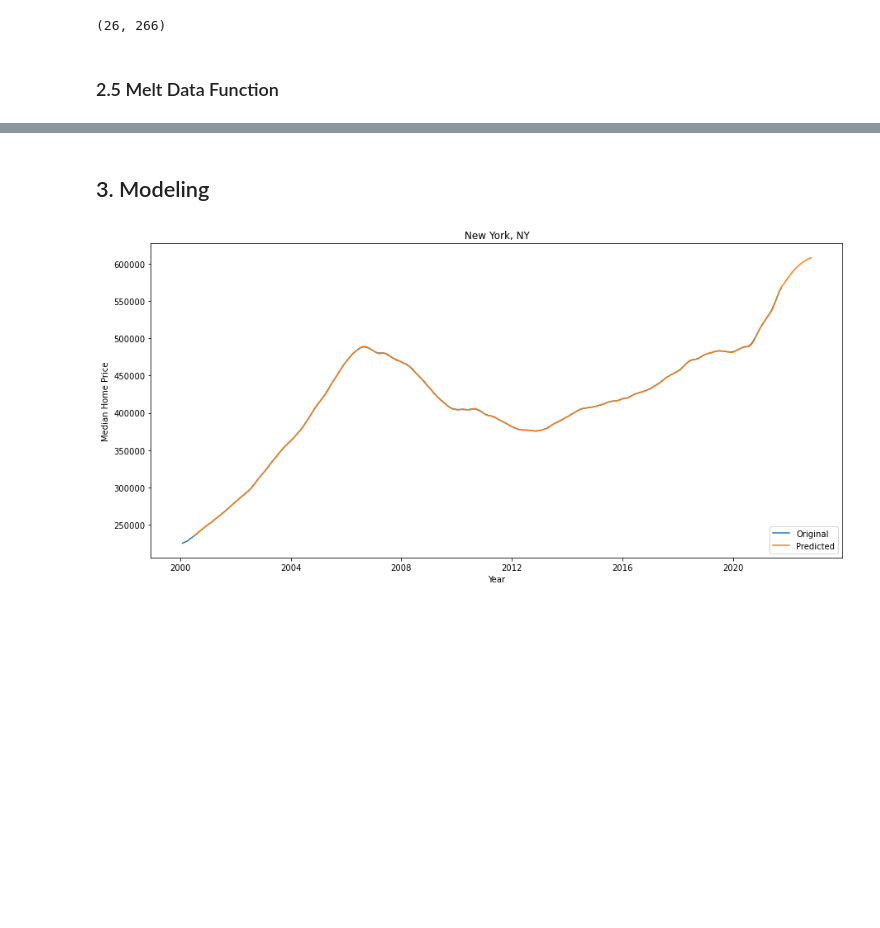
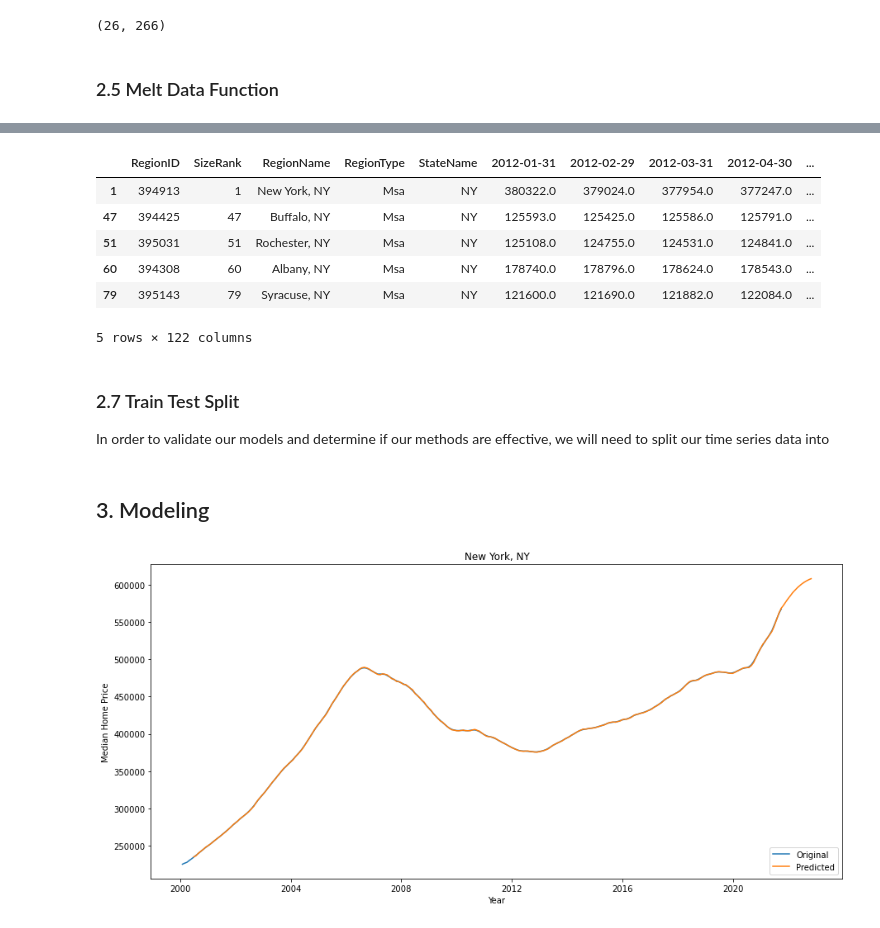
Before and after one commit to MellissaValle/Zillow_Real_Estate_Time_Series_analysis, a Jupyter notebook: Aidan/Aidan's Notebook.ipynb, the cells around one changed output, grey strips where cells are left out. Saved outputs shown, nothing was run; the diff lists cells and outputs as text; code cells hidden in the pictures; blank space fills up the shorter version.

```diff
--- a/Aidan/Aidan's Notebook.ipynb
+++ b/Aidan/Aidan's Notebook.ipynb
@@ -161,3 +177,24 @@ plt.ylabel('Averaged Median Home Price');
+# %%
+# Making a list of the column names that track prices from 2000 through the end of 2011
+drop_list = df_ny.columns[5:149]
+
+# Dropping the columns
+df_ny_2012 = df_ny.drop(drop_list, axis=1)
+
+# Sanity check
+df_ny_2012.head()
+# %% [output]
+|  | RegionID | SizeRank | RegionName | RegionType | StateName | 2012-01-31 | 2012-02-29 | 2012-03-31 | 2012-04-30 | ... |
+| 1 | 394913 | 1 | New York, NY | Msa | NY | 380322.0 | 379024.0 | 377954.0 | 377247.0 | ... |
+| 47 | 394425 | 47 | Buffalo, NY | Msa | NY | 125593.0 | 125425.0 | 125586.0 | 125791.0 | ... |
+| 51 | 395031 | 51 | Rochester, NY | Msa | NY | 125108.0 | 124755.0 | 124531.0 | 124841.0 | ... |
+| 60 | 394308 | 60 | Albany, NY | Msa | NY | 178740.0 | 178796.0 | 178624.0 | 178543.0 | ... |
+| 79 | 395143 | 79 | Syracuse, NY | Msa | NY | 121600.0 | 121690.0 | 121882.0 | 122084.0 | ... |
+5 rows × 122 columns
+# %% [markdown]
+### 2.7 Train Test Split
+
+In order to validate our models and determine if our methods are effective, we will need to split our time series data into
 # %% [markdown]
 ## 3. Modeling
 # %%
```
Also changed, not shown: parts of 6 cells of this notebook.
